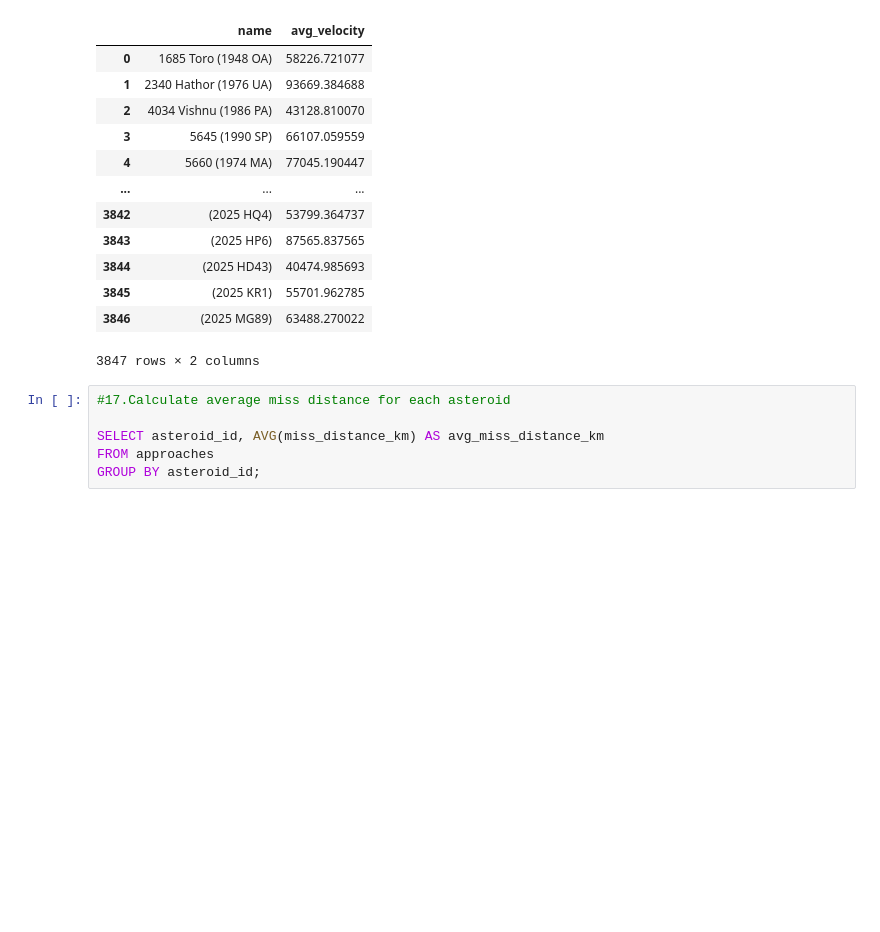
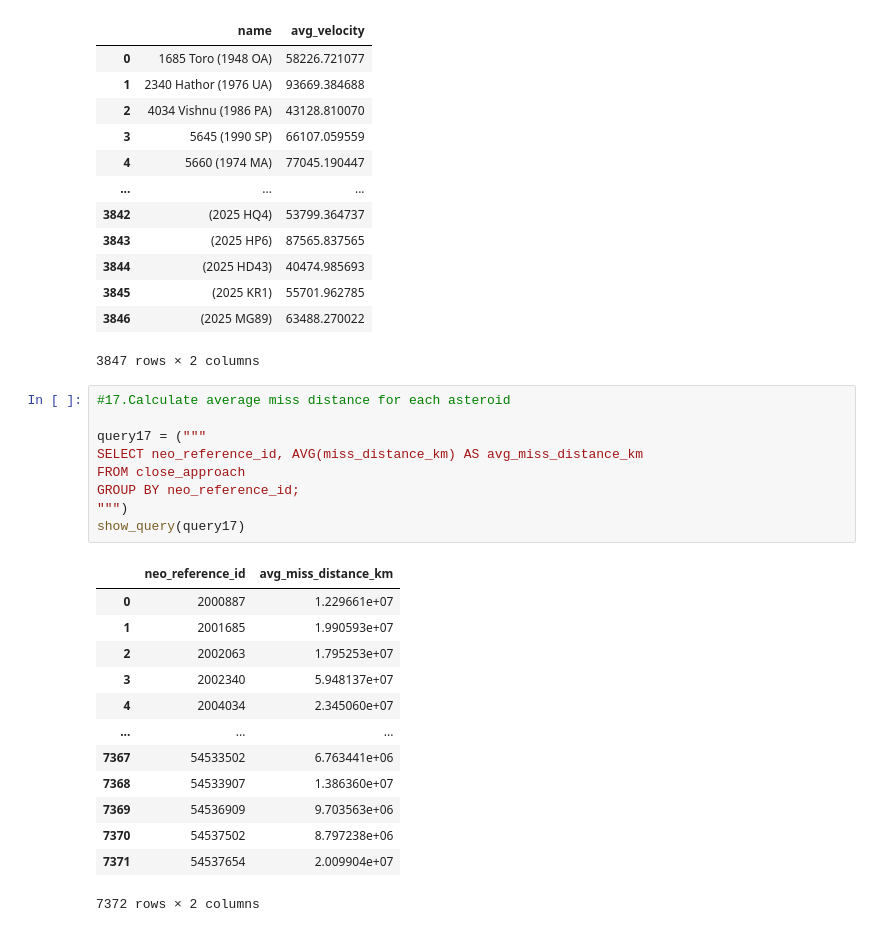
Before and after one commit to ArunK-ML/Project---NASA-Near-Earth-Object-NEO-Tracking-Insights, a Jupyter notebook: nasa_new.ipynb, the cells around one changed output. Saved outputs shown, nothing was run; the diff lists cells and outputs as text; blank space fills up the shorter version.

```diff
--- a/nasa_new.ipynb
+++ b/nasa_new.ipynb
@@ -710,9 +710,26 @@ show_query(query16)
 # %%
 #17.Calculate average miss distance for each asteroid
 
-SELECT asteroid_id, AVG(miss_distance_km) AS avg_miss_distance_km
-FROM approaches
-GROUP BY asteroid_id;
+query17 = ("""
+SELECT neo_reference_id, AVG(miss_distance_km) AS avg_miss_distance_km
+FROM close_approach
+GROUP BY neo_reference_id;
+""")
+show_query(query17)
+# %% [output]
+|  | neo_reference_id | avg_miss_distance_km |
+| 0 | 2000887 | 1.229661e+07 |
+| 1 | 2001685 | 1.990593e+07 |
+| 2 | 2002063 | 1.795253e+07 |
+| 3 | 2002340 | 5.948137e+07 |
+| 4 | 2004034 | 2.345060e+07 |
+| ... | ... | ... |
+| 7367 | 54533502 | 6.763441e+06 |
+| 7368 | 54533907 | 1.386360e+07 |
+| 7369 | 54536909 | 9.703563e+06 |
+| 7370 | 54537502 | 8.797238e+06 |
+| 7371 | 54537654 | 2.009904e+07 |
+7372 rows × 2 columns
 # %%
 #18.List top 5 largest potentially hazardous asteroids (by estimated max diameter)
 
```
Also changed, not shown: parts of 8 cells of this notebook.
